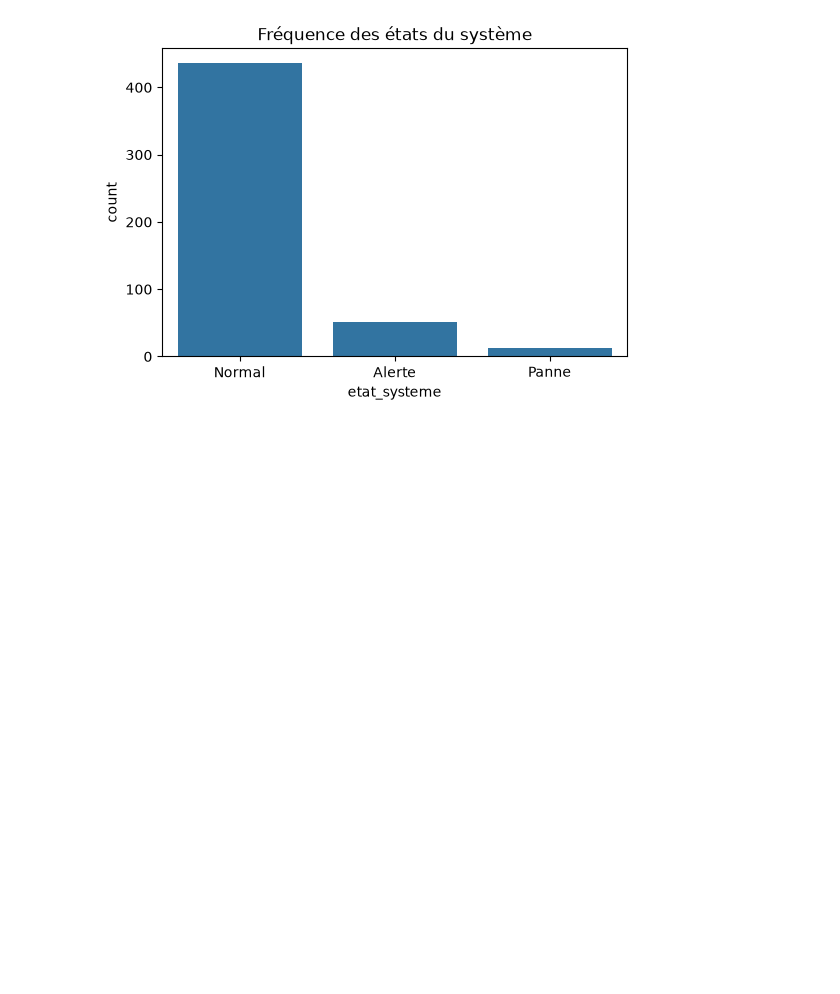
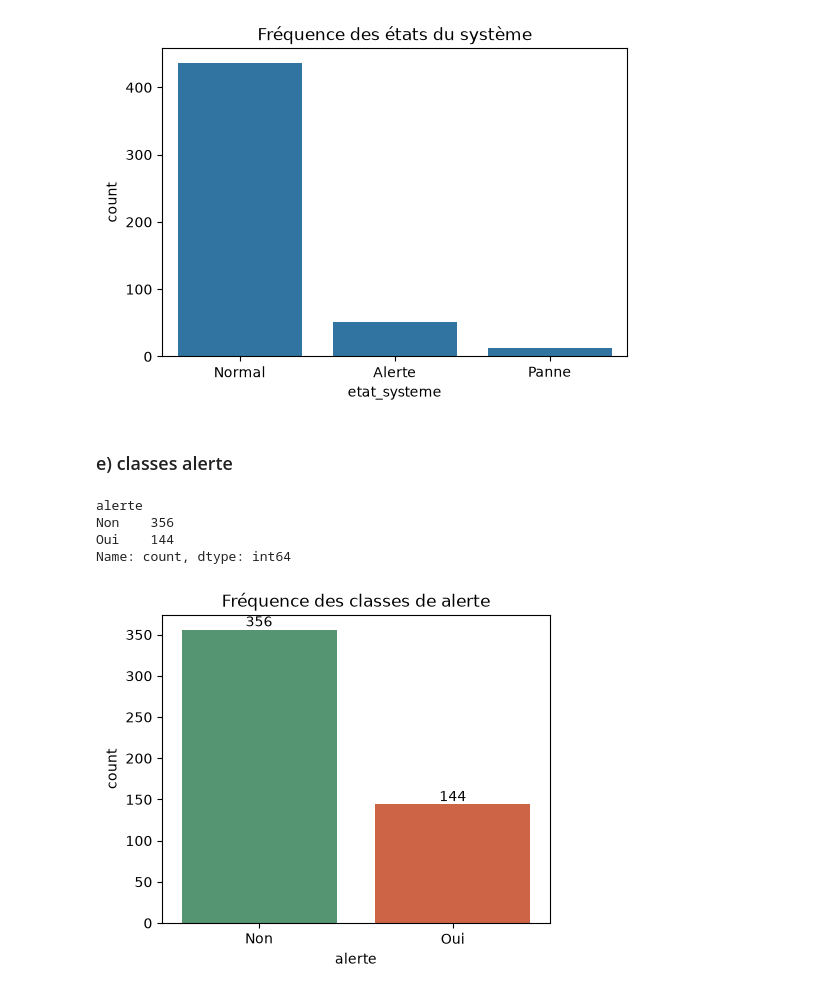
Before and after one commit to sinendoye/atelier_prepa_donnees_tab, a Jupyter notebook: notebooks/atelier_prepa_donnees_tab.ipynb, the cells around one changed output. Drawn from its saved outputs; the diff is of its cells as text; code cells hidden in the pictures; blank space fills up the shorter version.

Commit message:
17e: Affichage de la fréquence des classes alertes

```diff
--- a/notebooks/atelier_prepa_donnees_tab.ipynb
+++ b/notebooks/atelier_prepa_donnees_tab.ipynb
@@ -709,3 +709,27 @@ Alerte     52
 Panne      12
 Name: count, dtype: int64
 [figure]
+# %% [markdown]
+### e) classes alerte
+# %%
+print(df["alerte"].value_counts(dropna=False))
+
+plt.figure(figsize=(5, 4))
+ax = sns.countplot(
+    data=df,
+    x="alerte",
+    hue="alerte",
+    order=["Non", "Oui"],
+    palette={"Non": "#4C9F70", "Oui": "#E4572E"},
+    legend=False,
+)
+ax.bar_label(ax.containers[0])
+ax.bar_label(ax.containers[1])
+plt.title("Fréquence des classes de alerte")
+plt.show()
+# %% [output]
+alerte
+Non    356
+Oui    144
+Name: count, dtype: int64
+[figure, added]
```
